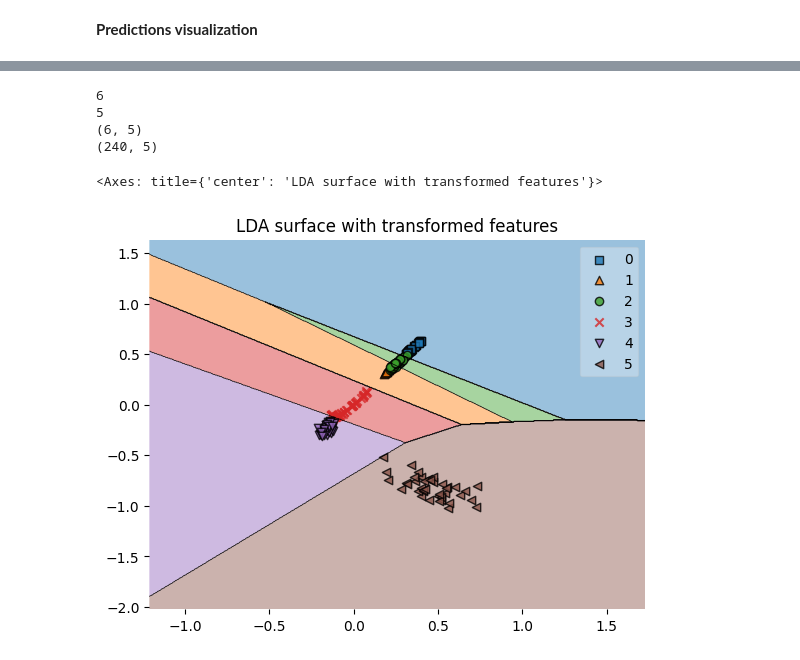
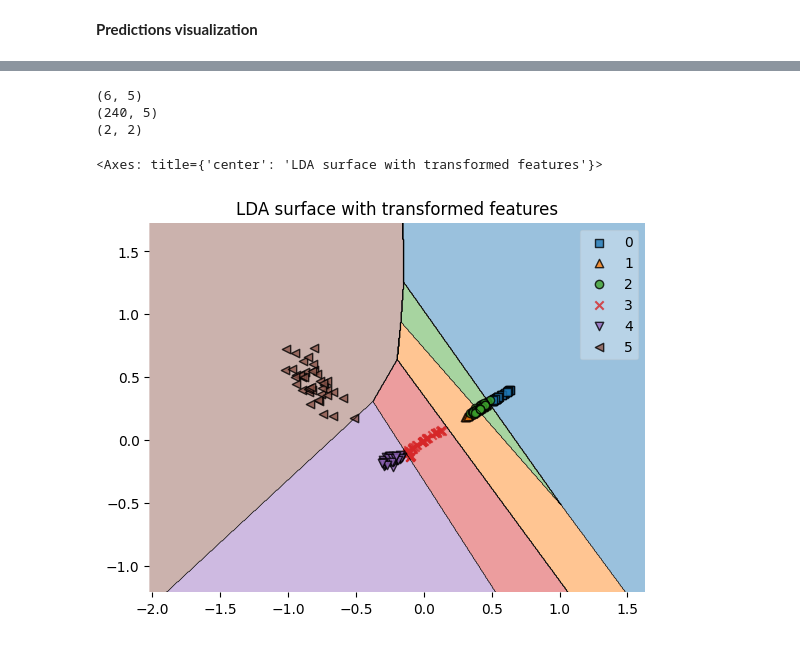
Before and after one commit to AvieTechy/MSA-Vstatis, a Jupyter notebook: Sources/Multi-class_LDA_star.ipynb, the cells around one changed output, grey strips where cells are left out. Drawn from its saved outputs; the diff is of its cells as text; code cells hidden in the pictures.

```diff
--- a/Sources/Multi-class_LDA_star.ipynb
+++ b/Sources/Multi-class_LDA_star.ipynb
@@ -125,18 +123,6 @@ def lda_objective_function(W, SW, SB):
 ## Optimized Problem
 # %%
 def solve_lda(X, y, num_classes, num_components):
-    """
-    Solve the LDA optimization problem to find the projection matrix W.
-
-    Args:
-        X (numpy.ndarray): Input data matrix (n_samples x n_features).
-        y (numpy.ndarray): Class labels.
-        num_classes (int): Number of classes.
-        num_components (int): Number of components to retain.
-
-    Returns:
-        numpy.ndarray: Projection matrix W (n_features x num_components).
-    """
     # Compute scatter matrices
     Sw = calculate_within_class_scatter(X, y, num_classes)
     Sb = calculate_between_class_scatter(X, y, num_classes)
@@ -160,24 +146,13 @@ def solve_lda(X, y, num_classes, num_components):
 ## Classification
 # %%
 def predict_lda(X, W, X_train, y_train):
-    """
-    Predict class labels for new data points using LDA.
-
-    Args:
-        X (numpy.ndarray): Data to classify (n_samples x n_features).
-        W (numpy.ndarray): Projection matrix (n_features x n_components).
-        X_train (numpy.ndarray): Training data (n_samples x n_features).
-        y_train (numpy.ndarray): Training labels (n_samples).
-
-    Returns:
-        numpy.ndarray: Predicted class labels (n_samples).
-    """
     # Project the training data into the LDA space
     X_train_projected = X_train @ W
 
     # Compute class centroids in the LDA space
     classes = np.unique(y_train)
-    centroids = np.array([X_train_projected[y_train == cls].mean(axis=0) for cls in classes])
+    centroids = np.array([X_train_projected[y_train == cls].mean(axis=0)
+                          for cls in classes])
 
     # Project the new data into the LDA space
     X_projected = X @ W
@@ -299,30 +340,27 @@ Number of components: 5
 # %%
-feature_indexes = [1, 0]
+feature_indexes = [0, 1]
 # sk_lda2 = LinearDiscriminantAnalysis(solver='eigen')
 #X_lda = sk_lda2.fit(X, y).transform(X)
 W = solve_lda(X, y, num_classes, num_components)
-
-print(num_classes)
-print(num_components)
-
 X_lda = X @ W
 print(W.shape)
 print(X_lda.shape)
 
 X_lda = X_lda[:, feature_indexes]
-
 X_lda_train, X_lda_test, y_train, y_test = train_test_split(X_lda, y, random_state=0)
 
 #sk_lda2.fit(X_lda_train, y_train)
 W2 = solve_lda(X_lda_train, y_train, num_classes, num_components)
+
+print(W2.shape)
+
 custom_clf = CustomLDAClassifier(W2, X_lda_train, y_train)
 
 plt.title('LDA surface with transformed features')
 plot_decision_regions(X=X_lda, y=y, clf=custom_clf)
 # %% [output]
-6
-5
 (6, 5)
 (240, 5)
+(2, 2)
 <Axes: title={'center': 'LDA surface with transformed features'}>
-[figure, old version]
+[figure, new version]
```
Also changed, not shown: parts of 11 cells of this notebook, 4 other files.
